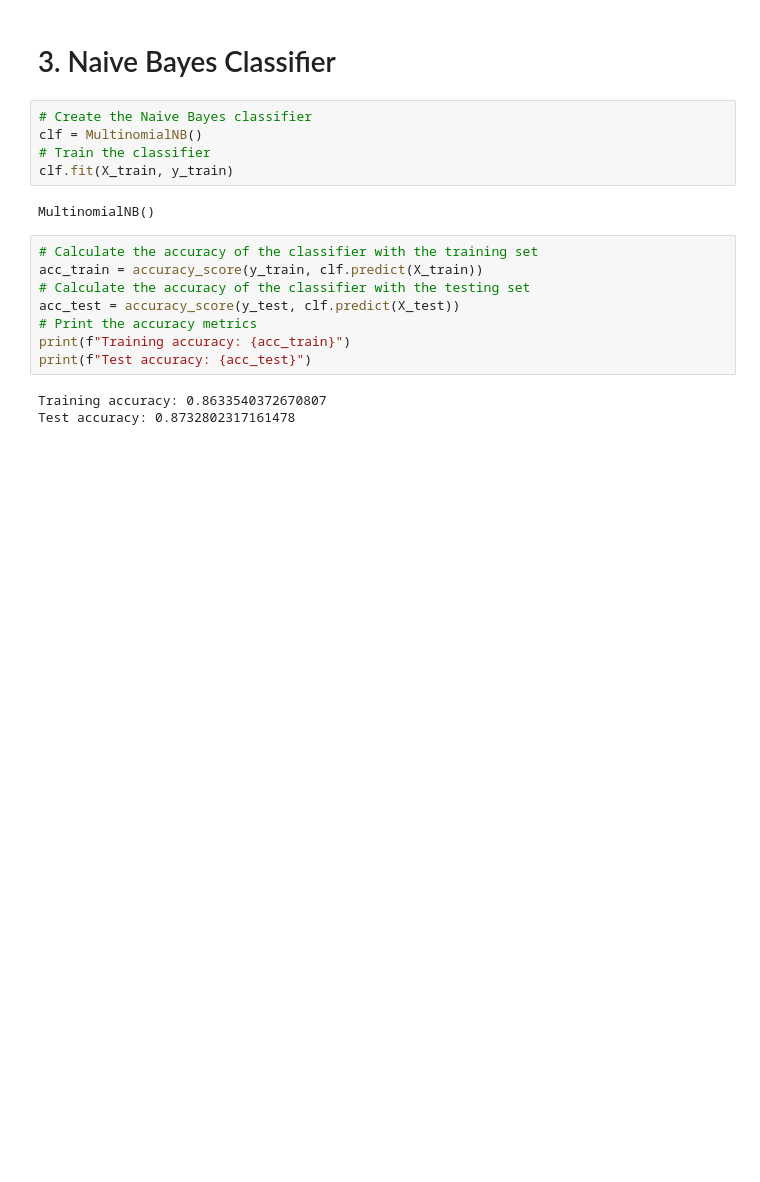
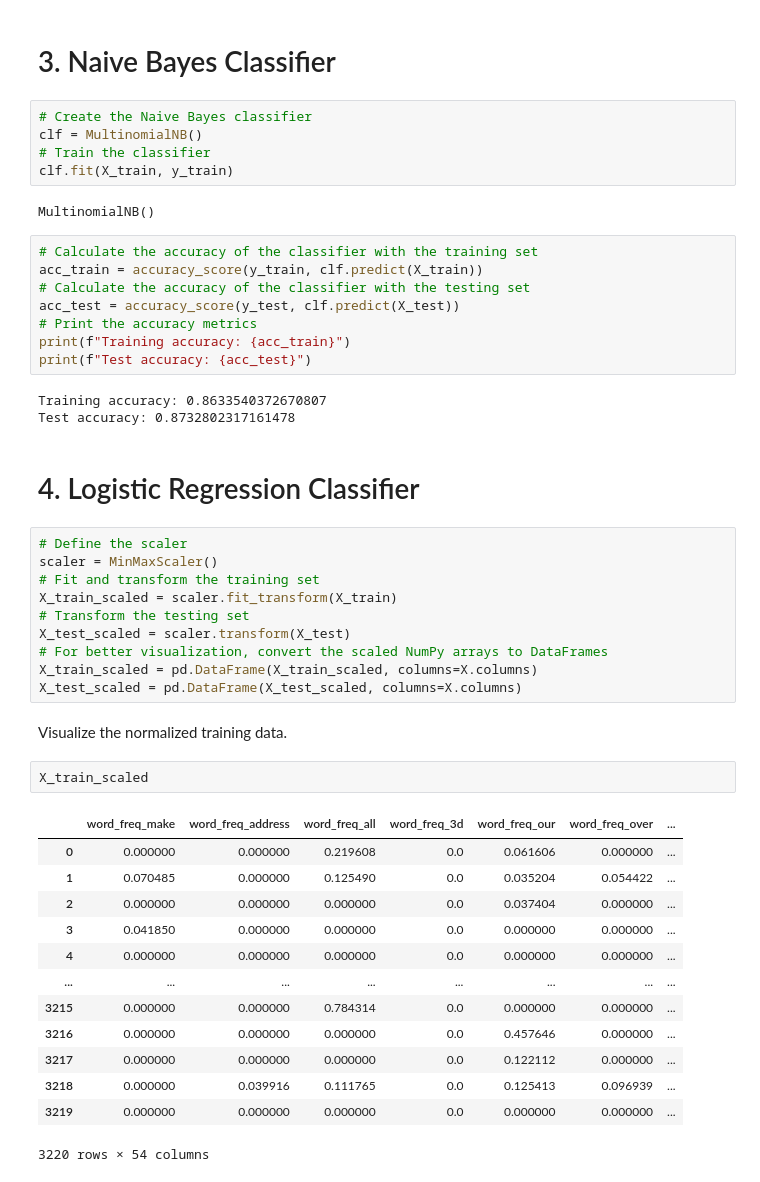
Before and after one commit to ChristianConchari/tp3_spam_detector, a Jupyter notebook: spam_detector_notebook.ipynb, the cells around one changed output. Drawn from its saved outputs; the diff is of its cells as text; blank space fills up the shorter version.

```diff
--- a/spam_detector_notebook.ipynb
+++ b/spam_detector_notebook.ipynb
@@ -110,3 +112,33 @@ print(f"Test accuracy: {acc_test}")
 # %% [output]
 Training accuracy: 0.8633540372670807
 Test accuracy: 0.8732802317161478
+# %% [markdown]
+# 4. Logistic Regression Classifier
+# %%
+# Define the scaler
+scaler = MinMaxScaler()
+# Fit and transform the training set
+X_train_scaled = scaler.fit_transform(X_train)
+# Transform the testing set
+X_test_scaled = scaler.transform(X_test)
+# For better visualization, convert the scaled NumPy arrays to DataFrames
+X_train_scaled = pd.DataFrame(X_train_scaled, columns=X.columns)
+X_test_scaled = pd.DataFrame(X_test_scaled, columns=X.columns)
+# %% [markdown]
+Visualize the normalized training data.
+# %%
+X_train_scaled
+# %% [output]
+|  | word_freq_make | word_freq_address | word_freq_all | word_freq_3d | word_freq_our | word_freq_over | ... |
+| 0 | 0.000000 | 0.000000 | 0.219608 | 0.0 | 0.061606 | 0.000000 | ... |
+| 1 | 0.070485 | 0.000000 | 0.125490 | 0.0 | 0.035204 | 0.054422 | ... |
+| 2 | 0.000000 | 0.000000 | 0.000000 | 0.0 | 0.037404 | 0.000000 | ... |
+| 3 | 0.041850 | 0.000000 | 0.000000 | 0.0 | 0.000000 | 0.000000 | ... |
+| 4 | 0.000000 | 0.000000 | 0.000000 | 0.0 | 0.000000 | 0.000000 | ... |
+| ... | ... | ... | ... | ... | ... | ... | ... |
+| 3215 | 0.000000 | 0.000000 | 0.784314 | 0.0 | 0.000000 | 0.000000 | ... |
+| 3216 | 0.000000 | 0.000000 | 0.000000 | 0.0 | 0.457646 | 0.000000 | ... |
+| 3217 | 0.000000 | 0.000000 | 0.000000 | 0.0 | 0.122112 | 0.000000 | ... |
+| 3218 | 0.000000 | 0.039916 | 0.111765 | 0.0 | 0.125413 | 0.096939 | ... |
+| 3219 | 0.000000 | 0.000000 | 0.000000 | 0.0 | 0.000000 | 0.000000 | ... |
+3220 rows × 54 columns
```
Also changed, not shown: parts of 5 cells of this notebook, 1 other file.
